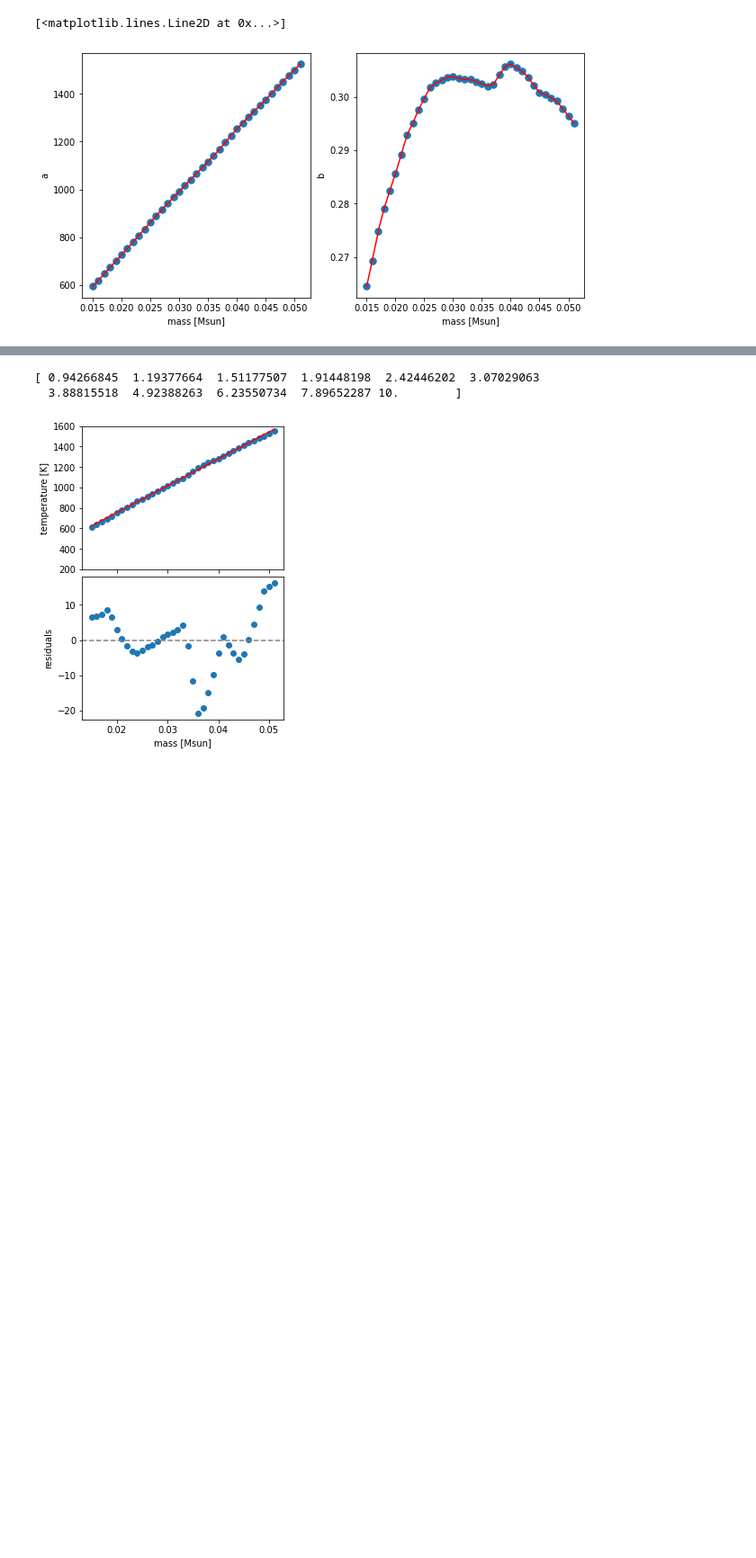
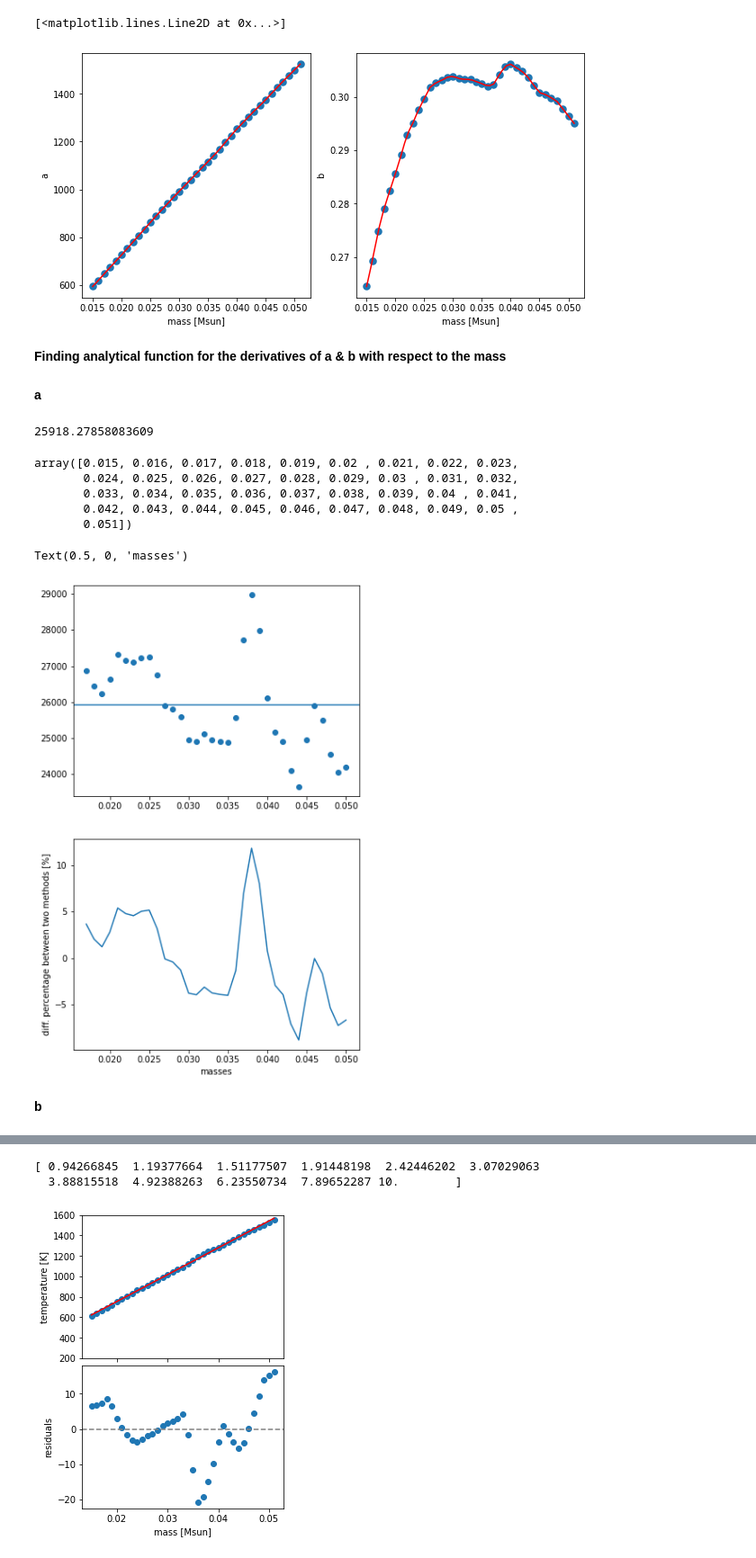
Before and after one commit to mariabenitocst/exoplanets, a Jupyter notebook: jupyter-notebook/checking_derivatives.ipynb, the cells around one changed output, grey strips where cells are left out. Shown at 90% size. Cells and saved outputs as stored; diff of their text form; code cells hidden in the pictures; blank space fills up the shorter version.

```diff
--- a/jupyter-notebook/checking_derivatives.ipynb
+++ b/jupyter-notebook/checking_derivatives.ipynb
@@ -392,22 +392,6 @@ for model in models:
         if model==models[0]:
             #print (data[0][0], file)
             evolution_ATMO20["M"].append(data[0][0])
-# %%
-path   = "../data/evolution_models/ATMO_2020_models/evolutionary_tracks/"
-models = ["ATMO_CEQ/", "ATMO_NEQ_strong/", "ATMO_NEQ_weak/"]
-
-evolution_ATMO20      = {}
-evolution_ATMO20["M"] = []
-for model in models:
-    evolution_ATMO20[model] = {}
-    files = glob.glob(path + model + "*.txt")
-    for file in files:
-        data = np.genfromtxt(file, unpack=True)
-        evolution_ATMO20[model][data[0][0]] = [data[1], data[2], data[3], data[4], data[5]]
-        # age [Gyr] / Teff [K] / L [L/Lsun] / R [R/Rsun] / log g [cm/s2]
-        if model==models[0]:
-            #print (data[0][0], file)
-            evolution_ATMO20["M"].append(data[0][0])
 # %%
 masses = np.sort(np.asarray(evolution_ATMO20["M"]))
 pos    = np.where((masses > 0.014) & (masses < 0.052))
@@ -561,3 +545,45 @@ ax[1].plot(np.linspace(0.015, 0.051), b_interp(np.linspace(0.015, 0.051)), color
 # %% [output]
 [<matplotlib.lines.Line2D at 0x...>]
 [figure]
+# %% [markdown]
+**Finding analytical function for the derivatives of a & b with respect to the mass**
+# %% [markdown]
+**a**
+# %%
+# first method
+
+def objective_a_vs_mass(mass, a1, a2):
+    return a1*mass + a2
+
+pars, cov = curve_fit(objective_a_vs_mass, masses, a)
+a1, a2 = pars
+print(a1)
+# %% [output]
+25918.27858083609
+# %%
+masses
+# %% [output]
+array([0.015, 0.016, 0.017, 0.018, 0.019, 0.02 , 0.021, 0.022, 0.023,
+       0.024, 0.025, 0.026, 0.027, 0.028, 0.029, 0.03 , 0.031, 0.032,
+       0.033, 0.034, 0.035, 0.036, 0.037, 0.038, 0.039, 0.04 , 0.041,
+       0.042, 0.043, 0.044, 0.045, 0.046, 0.047, 0.048, 0.049, 0.05 ,
+       0.051])
+# %%
+# second method
+
+from scipy.misc import derivative
+_a1 = []; _m_a1 = []
+for i in range(len(masses)-3):
+    _a1.append(derivative(interp1d(masses, a), masses[i+2], dx=1e-6))
+    _m_a1.append(masses[i+2])
+# %%
+# comparison
+fig, ax = plt.subplots(2, 1, figsize=(6, 10))
+ax[0].scatter(_m_a1, _a1); ax[0].axhline(a1)
+ax[1].plot(_m_a1, (np.array(_a1)-a1)/a1*100)
+ax[1].set_ylabel("diff. percentage between two methods [%]"); ax[1].set_xlabel("masses")
+# %% [output]
+Text(0.5, 0, 'masses')
+[figure, added]
+# %% [markdown]
+**b**
```
Also changed, not shown: parts of 18 cells of this notebook, 4 other files.
